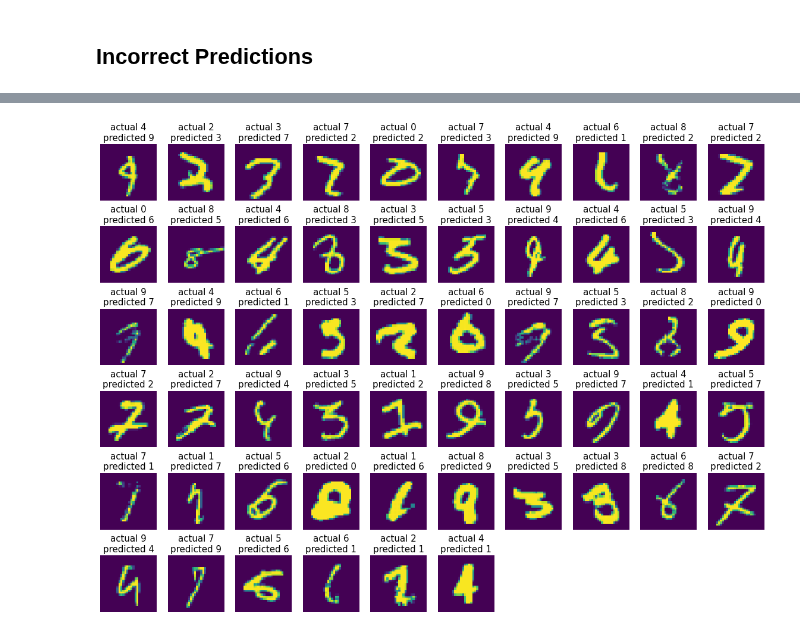
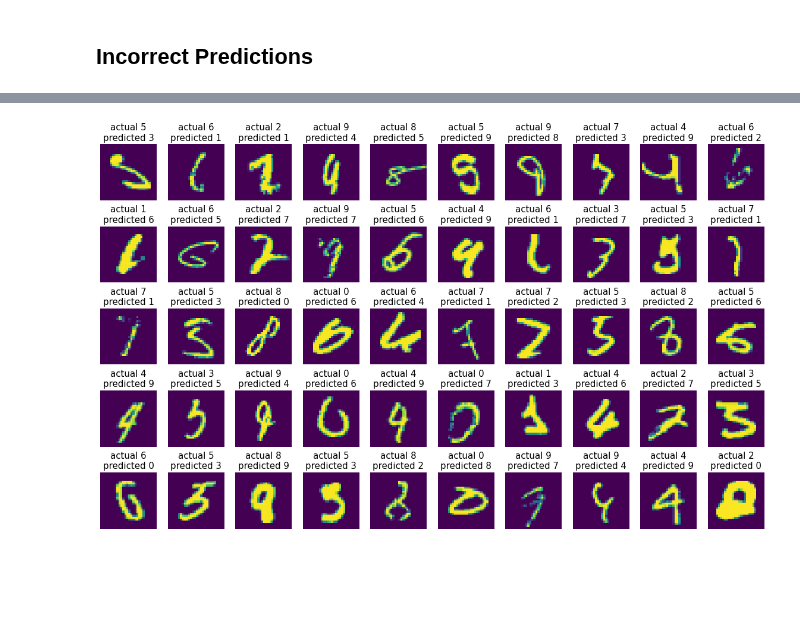
Before and after one commit to gkdivya/EVA, a Jupyter notebook: 5_CodingDrillDown/Experiments/MNIST_With_6kParams.ipynb, the cells around one changed output, grey strips where cells are left out. Saved outputs shown, nothing was run; the diff lists cells and outputs as text; code cells hidden in the pictures; blank space fills up the shorter version.

```diff
--- a/5_CodingDrillDown/Experiments/MNIST_With_6kParams.ipynb
+++ b/5_CodingDrillDown/Experiments/MNIST_With_6kParams.ipynb
@@ -27,0 +87,3 @@ from torch.optim.lr_scheduler import StepLR,OneCycleLR
+# %%
+train = datasets.MNIST('./data', train=True, download=True, transform=train_transforms)
+test = datasets.MNIST('./data', train=False, download=True, transform=test_transforms)
@@ -229,23 +305,13 @@ def test(model, device, test_loader):
 # %%
-model = Net().to(device)
-optimizer = optim.SGD(model.parameters(), lr=0.01, momentum=0.9)
+model =  Net().to(device)
+optimizer = optim.SGD(model.parameters(), lr=0.015, momentum=0.7)
 
-train_loss_values = []
-test_loss_values = []
-train_accuracy=[]
-test_accuracy=[]
+scheduler = OneCycleLR(optimizer, max_lr=0.015,epochs=15,steps_per_epoch=len(train_loader))
 
-scheduler = OneCycleLR(optimizer, max_lr=0.02,epochs=15,steps_per_epoch=len(train_loader))
 
-for epoch in range(1, 16):
-    train_loss,train_acc = train(model, device, train_loader, optimizer, epoch)
-    test_loss,test_acc = test(model, device, test_loader)
-
-    train_loss_values.append(train_loss)
-    test_loss_values.append(test_loss)
-
-    train_accuracy.append(train_acc)
-    test_accuracy.append(test_acc)
-
-    # scheduler.step()
+EPOCHS = 15
+for epoch in range(EPOCHS):
+    print("EPOCH:", epoch+1)
+    train(model, device, train_loader, optimizer, epoch)
+    test(model, device, test_loader)
 # %% [output]
@@ -290,11 +391,11 @@ Total wrong predictions are 56
 # %%
 fig = plt.figure(figsize=(20,25))
-for i, (img, pred, correct) in enumerate(wrong_predictions):
+for i, (img, pred, correct) in enumerate(wrong_predictions[:50]):
     img, pred, target = img.cpu().numpy(), pred.cpu(), correct.cpu()
     ax = fig.add_subplot(10, 10, i+1)
     ax.axis('off')
     ax.set_title(f'actual {target.item()}\npredicted {pred.item()}',fontsize=15)
     ax.imshow(img.squeeze())
 plt.show()
 # %% [output]
-[figure, old version]
+[figure, new version]
```
Also changed, not shown: parts of 23 cells of this notebook.
